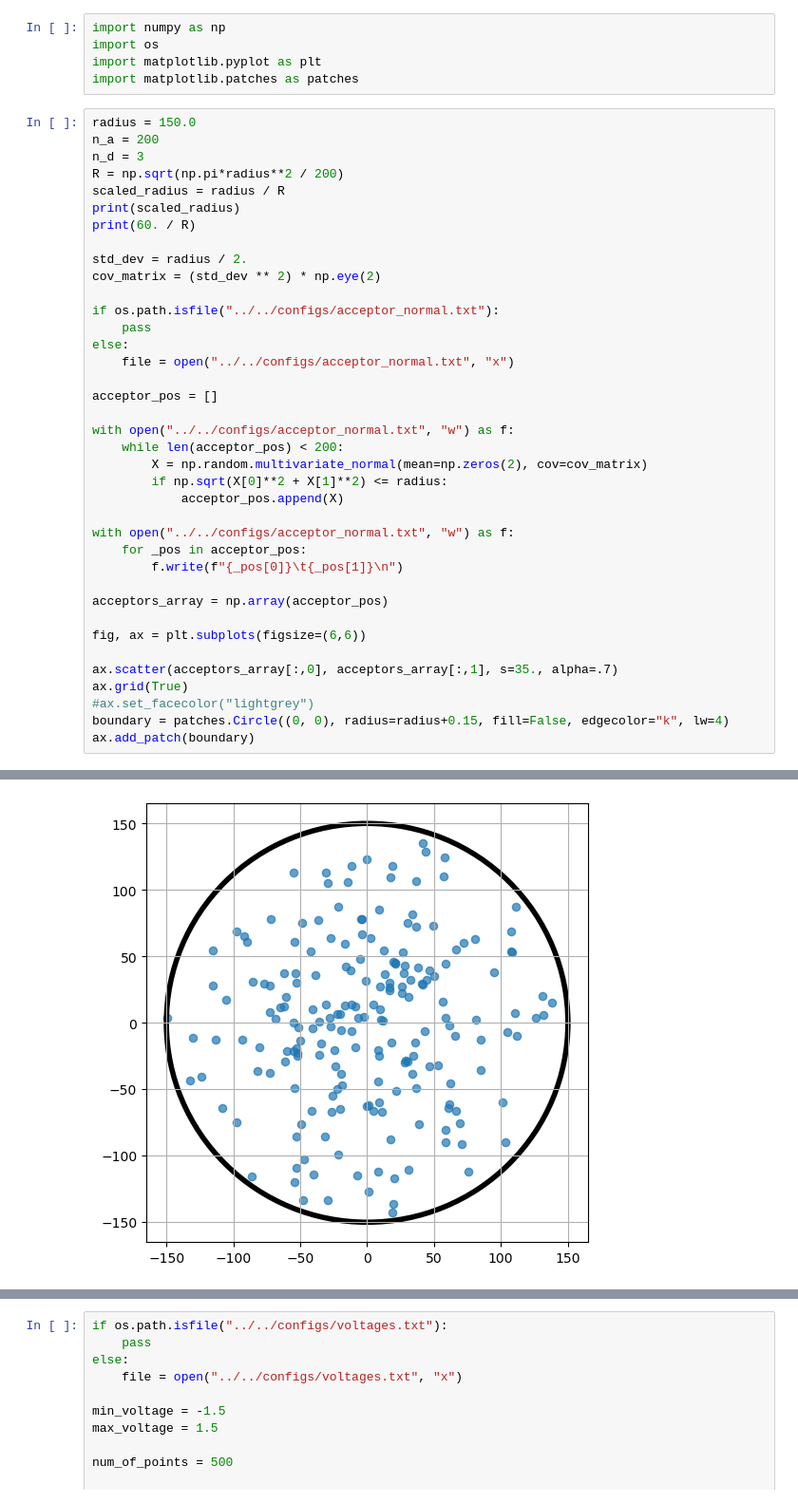
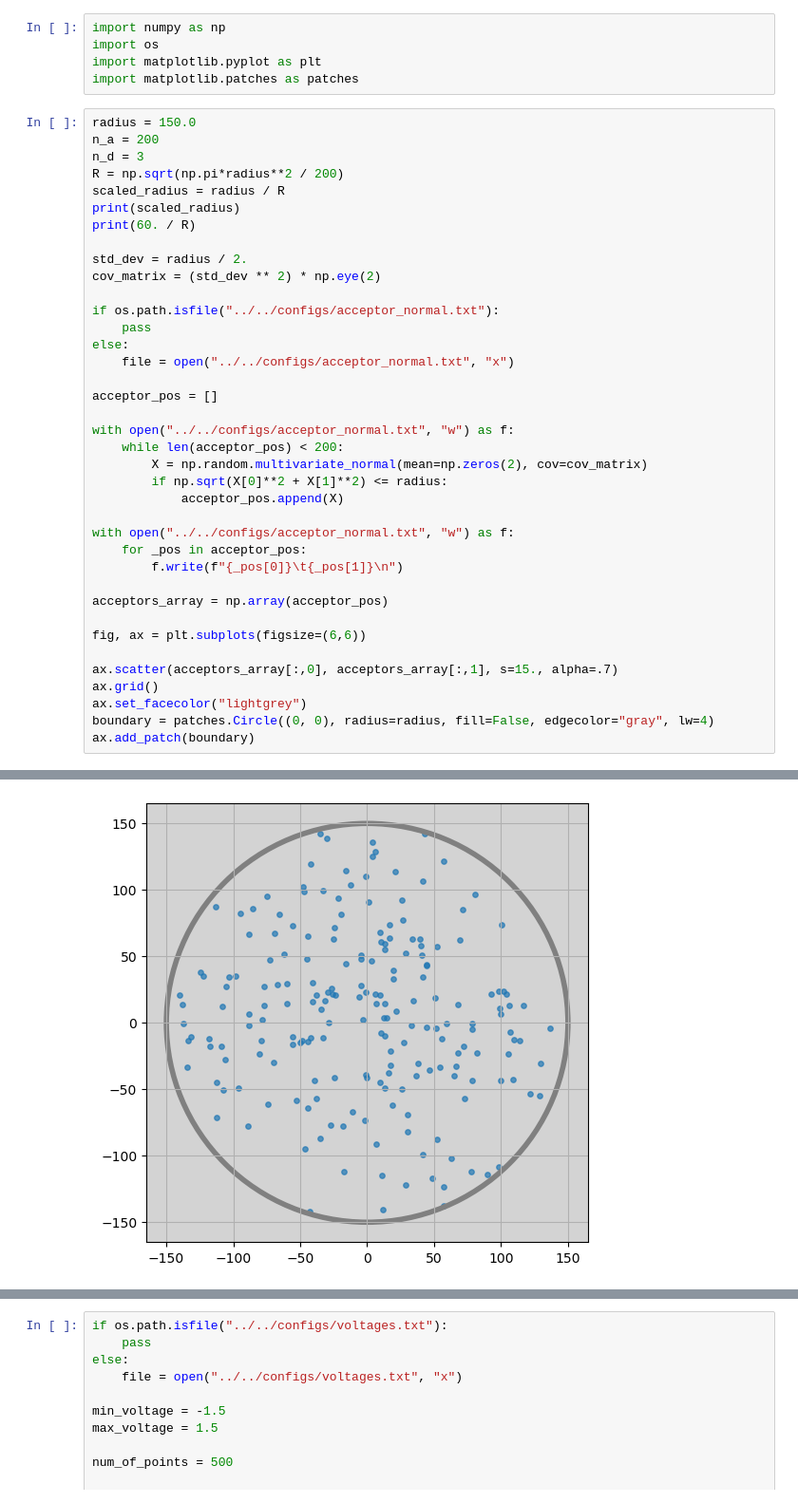
Before and after one commit to jwass1997/kmc_project, a Jupyter notebook: scripts/python_scripts/visualize.ipynb, the cells around one changed output, grey strips where cells are left out. Shown at 95% size. Saved outputs shown, nothing was run; the diff lists cells and outputs as text.

```diff
--- a/scripts/python_scripts/visualize.ipynb
+++ b/scripts/python_scripts/visualize.ipynb
@@ -14,38 +14,38 @@ print(60. / R)
 
 std_dev = radius / 2.
 cov_matrix = (std_dev ** 2) * np.eye(2)
 
 if os.path.isfile("../../configs/acceptor_normal.txt"):
     pass
 else:
     file = open("../../configs/acceptor_normal.txt", "x")
 
 acceptor_pos = []
 
 with open("../../configs/acceptor_normal.txt", "w") as f:
     while len(acceptor_pos) < 200:
         X = np.random.multivariate_normal(mean=np.zeros(2), cov=cov_matrix)
         if np.sqrt(X[0]**2 + X[1]**2) <= radius:
             acceptor_pos.append(X)
 
 with open("../../configs/acceptor_normal.txt", "w") as f:
     for _pos in acceptor_pos:
         f.write(f"{_pos[0]}\t{_pos[1]}\n")
 
 acceptors_array = np.array(acceptor_pos)
 
 fig, ax = plt.subplots(figsize=(6,6))
 
-ax.scatter(acceptors_array[:,0], acceptors_array[:,1], s=35., alpha=.7)
-ax.grid(True)
-#ax.set_facecolor("lightgrey")
-boundary = patches.Circle((0, 0), radius=radius+0.15, fill=False, edgecolor="k", lw=4)
+ax.scatter(acceptors_array[:,0], acceptors_array[:,1], s=15., alpha=.7)
+ax.grid()
+ax.set_facecolor("lightgrey")
+boundary = patches.Circle((0, 0), radius=radius, fill=False, edgecolor="gray", lw=4)
 ax.add_patch(boundary)
 # %% [output]
 7.978845608028652
 3.191538243211461
 <matplotlib.patches.Circle at 0x...>
-[figure, old version]
+[figure, new version]
 # %%
 coordinates = []
 
```
Also changed, not shown: parts of 3 cells of this notebook, 14 other files.
